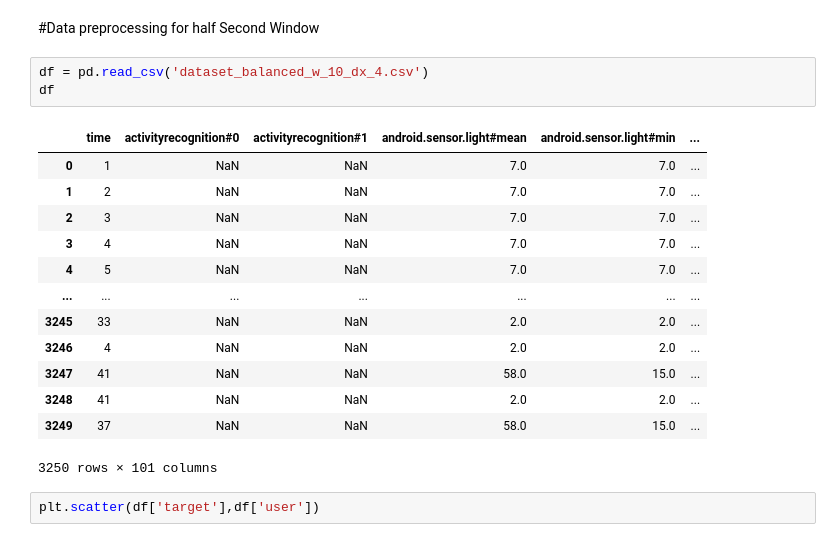
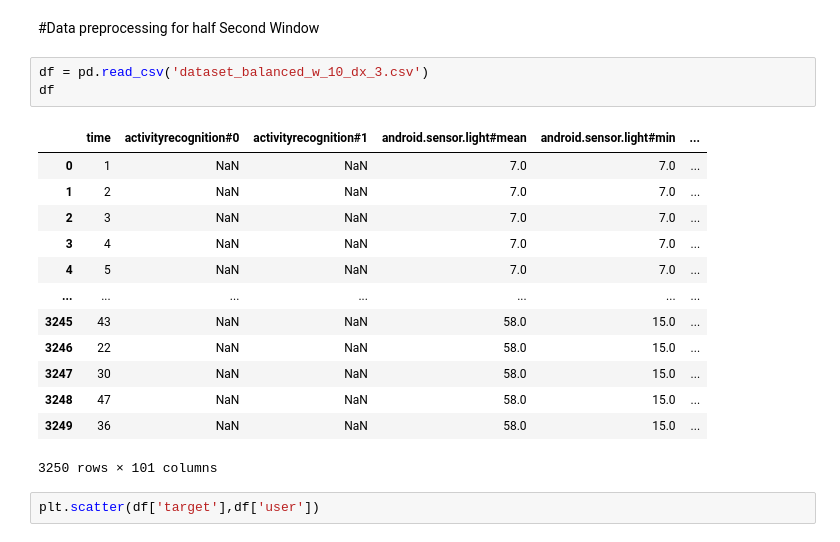
Before and after one commit to edvar82/research, a Jupyter notebook: 10SecondWindow_MLP.ipynb, the cells around one changed output. Saved outputs shown, nothing was run; the diff lists cells and outputs as text.

```diff
--- a/10SecondWindow_MLP.ipynb
+++ b/10SecondWindow_MLP.ipynb
@@ -9,21 +9,21 @@ from sklearn.preprocessing import LabelEncoder
 # %% [markdown]
 #Data preprocessing for half Second Window
 # %%
-df = pd.read_csv('dataset_balanced_w_10_dx_4.csv')
+df = pd.read_csv('dataset_balanced_w_10_dx_3.csv')
 df
 # %% [output]
 |  | time | activityrecognition#0 | activityrecognition#1 | android.sensor.light#mean | android.sensor.light#min | ... |
 | 0 | 1 | NaN | NaN | 7.0 | 7.0 | ... |
 | 1 | 2 | NaN | NaN | 7.0 | 7.0 | ... |
 | 2 | 3 | NaN | NaN | 7.0 | 7.0 | ... |
 | 3 | 4 | NaN | NaN | 7.0 | 7.0 | ... |
 | 4 | 5 | NaN | NaN | 7.0 | 7.0 | ... |
 | ... | ... | ... | ... | ... | ... | ... |
-| 3245 | 33 | NaN | NaN | 2.0 | 2.0 | ... |
-| 3246 | 4 | NaN | NaN | 2.0 | 2.0 | ... |
-| 3247 | 41 | NaN | NaN | 58.0 | 15.0 | ... |
-| 3248 | 41 | NaN | NaN | 2.0 | 2.0 | ... |
-| 3249 | 37 | NaN | NaN | 58.0 | 15.0 | ... |
+| 3245 | 43 | NaN | NaN | 58.0 | 15.0 | ... |
+| 3246 | 22 | NaN | NaN | 58.0 | 15.0 | ... |
+| 3247 | 30 | NaN | NaN | 58.0 | 15.0 | ... |
+| 3248 | 47 | NaN | NaN | 58.0 | 15.0 | ... |
+| 3249 | 36 | NaN | NaN | 58.0 | 15.0 | ... |
 3250 rows × 101 columns
 # %%
 plt.scatter(df['target'],df['user'])
```
Also changed, not shown: parts of 21 cells of this notebook, 8 other files.
